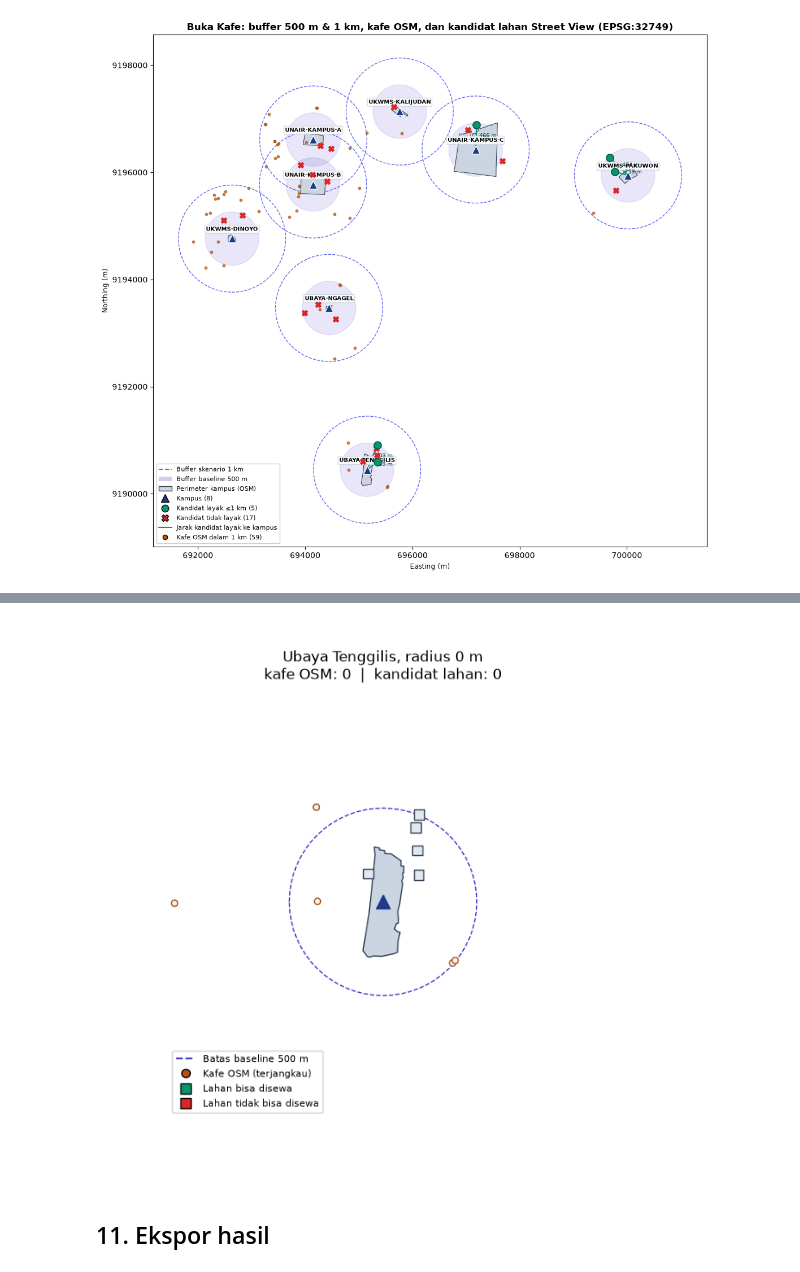
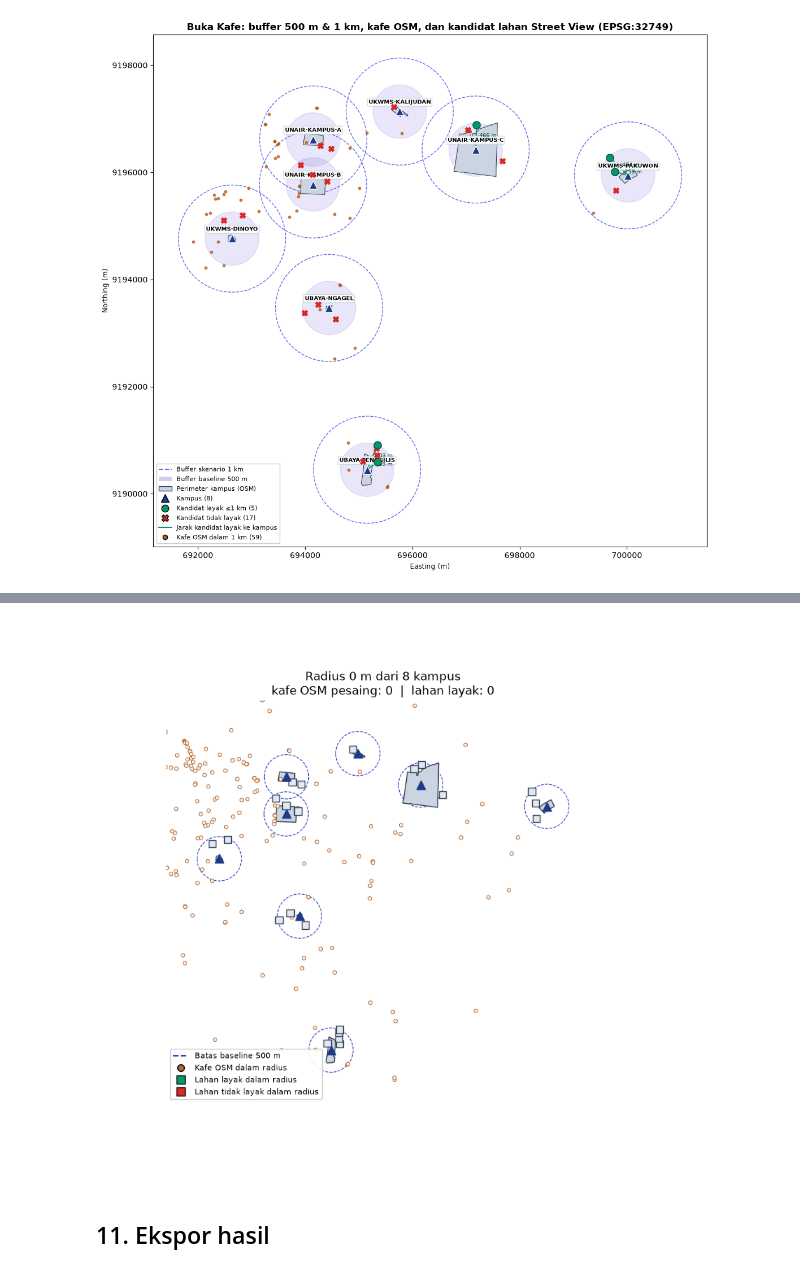
Before and after one commit to HDSH-Dharma/Comgraph-AFL-2, a Jupyter notebook: notebooks/analisis_geopandas.ipynb, the cells around one changed output, grey strips where cells are left out. Drawn from its saved outputs; the diff is of its cells as text; code cells hidden in the pictures.

```diff
--- a/notebooks/analisis_geopandas.ipynb
+++ b/notebooks/analisis_geopandas.ipynb
@@ -436,0 +506,15 @@ Skor sama dengan pipeline untuk 22 kandidat.
+# %%
+listing = pd.read_csv(RAW / "rental_listing_evidence.csv")
+terverifikasi = listing[listing["verification_status"].eq("VERIFIED_MATCHING")].copy()
+terverifikasi["sewa_juta_per_tahun"] = terverifikasi["stated_rent_per_year_idr"] / 1e6
+
+harga_koridor = terverifikasi.groupby("corridor_id")["sewa_juta_per_tahun"].agg(
+    listing="count", min="min", median="median", max="max").round(1)
+harga_koridor["cukup (>= 3 listing)"] = harga_koridor["listing"] >= 3
+print(f"Listing: {len(listing)} baris, {len(terverifikasi)} terverifikasi")
+print(harga_koridor.reset_index().to_string(index=False))
+
+cukup = harga_koridor[harga_koridor["cukup (>= 3 listing)"]]
+for kampus_id, row in cukup.iterrows():
+    print(f"\n{kampus_id}: sewa Rp {row['min']:.1f}-{row['max']:.1f} juta/tahun, median Rp {row['median']:.1f} juta")
+assert (harga_koridor["listing"] >= 1).all()
@@ -591,47 +770,48 @@ Transformation checks passed.
 # %%
-area_animasi = tenggilis_titik.buffer(skenario_m + 150)
-kafe_area = kafe_m[kafe_m.intersects(area_animasi)]
-lahan_area = lahan_j[lahan_j.intersects(area_animasi)]
-jarak_kafe = kafe_area.distance(tenggilis_titik).to_numpy()
-jarak_lahan = lahan_area.distance(tenggilis_titik).to_numpy()
-radius_frames = list(range(0, skenario_m + 1, 50))
+xmin, ymin, xmax, ymax = buffers_1000.total_bounds
+frames_radius = list(range(0, skenario_m + 1, 50))
+jarak_kafe = kafe_j.set_index("osm_id").loc[kafe_m["osm_id"], "jarak_m"].to_numpy()
 
-fig, ax = plt.subplots(figsize=(6.5, 6.5))
-xmin, ymin, xmax, ymax = area_animasi.bounds
-ax.set_xlim(xmin, xmax)
-ax.set_ylim(ymin, ymax)
+fig, ax = plt.subplots(figsize=(8, 8))
+ax.set_xlim(xmin - 200, xmax + 200)
+ax.set_ylim(ymin - 200, ymax + 200)
 ax.set_aspect("equal")
 ax.axis("off")
-gpd.GeoSeries([tenggilis_buffer]).plot(ax=ax, facecolor="none", edgecolor="#4338CA", linestyle="--")
-gpd.GeoSeries([tenggilis_poly]).plot(ax=ax, facecolor="#CBD5E1", edgecolor="#334155")
-ax.plot(tenggilis_titik.x, tenggilis_titik.y, marker="^", color="#1E3A8A", markersize=12)
-lingkaran = plt.Circle((tenggilis_titik.x, tenggilis_titik.y), 0, facecolor="#6366F1", alpha=0.18, edgecolor="#4338CA")
-ax.add_patch(lingkaran)
-titik_kafe = ax.scatter(kafe_area.geometry.x, kafe_area.geometry.y, s=28, c="#F1F5F9", edgecolors="#B45309", zorder=3)
-titik_lahan = ax.scatter(lahan_area.geometry.x, lahan_area.geometry.y, s=70, marker="s", c="#E2E8F0", edgecolors="#334155", zorder=4)
+buffers_500.plot(ax=ax, facecolor="none", edgecolor="#4338CA", linestyle="--", linewidth=0.8)
+kampus_poly_m.plot(ax=ax, facecolor="#CBD5E1", edgecolor="#334155")
+kampus_m.plot(ax=ax, color="#1E3A8A", marker="^", markersize=80, zorder=5)
+lingkaran = [plt.Circle((g.x, g.y), 0, facecolor="#6366F1", alpha=0.15, edgecolor="#4338CA") for g in kampus_m.geometry]
+for c in lingkaran:
+    ax.add_patch(c)
+titik_kafe = ax.scatter(kafe_m.geometry.x, kafe_m.geometry.y, s=14, c="#F1F5F9", edgecolors="#B45309", linewidths=0.6, zorder=3)
+titik_lahan = ax.scatter(lahan_j.geometry.x, lahan_j.geometry.y, s=55, marker="s", c="#E2E8F0", edgecolors="#334155", zorder=4)
 ax.legend(handles=[
     Line2D([0], [0], color="#4338CA", linestyle="--", label="Batas baseline 500 m"),
-    Line2D([0], [0], marker="o", color="none", markerfacecolor="#B45309", markersize=7, label="Kafe OSM (terjangkau)"),
-    Line2D([0], [0], marker="s", color="none", markerfacecolor="#059669", markersize=8, label="Lahan bisa disewa"),
-    Line2D([0], [0], marker="s", color="none", markerfacecolor="#DC2626", markersize=8, label="Lahan tidak bisa disewa"),
+    Line2D([0], [0], marker="o", color="none", markerfacecolor="#B45309", markersize=7, label="Kafe OSM dalam radius"),
+    Line2D([0], [0], marker="s", color="none", markerfacecolor="#059669", markersize=8, label="Lahan layak dalam radius"),
+    Line2D([0], [0], marker="s", color="none", markerfacecolor="#DC2626", markersize=8, label="Lahan tidak layak dalam radius"),
 ], loc="lower left", fontsize=8, framealpha=0.9)
 judul = ax.set_title("")
+jarak_lahan = lahan_j["jarak_kampus_m"].to_numpy()
+bisa = lahan_j["bisa_disewa"].to_numpy()
 
 def gambar_frame(i):
-    r = radius_frames[i]
-    lingkaran.set_radius(r)
+    r = frames_radius[i]
+    for c in lingkaran:
+        c.set_radius(r)
     titik_kafe.set_facecolor(np.where(jarak_kafe <= r, "#B45309", "#F1F5F9"))
-    titik_lahan.set_facecolor(np.where(jarak_lahan <= r, np.where(lahan_area["bisa_disewa"], "#059669", "#DC2626"), "#E2E8F0"))
-    judul.set_text(f"Ubaya Tenggilis, radius {r} m\nkafe OSM: {(jarak_kafe <= r).sum()}  |  kandidat lahan: {(jarak_lahan <= r).sum()}")
-    return lingkaran, titik_kafe, titik_lahan, judul
+    titik_lahan.set_facecolor(np.where(jarak_lahan <= r, np.where(bisa, "#059669", "#DC2626"), "#E2E8F0"))
+    judul.set_text(f"Radius {r} m dari 8 kampus\nkafe OSM pesaing: {(jarak_kafe <= r).sum()}  |  "
+                   f"lahan layak: {((jarak_lahan <= r) & bisa).sum()}")
+    return [*lingkaran, titik_kafe, titik_lahan, judul]
 
-animasi = FuncAnimation(fig, gambar_frame, frames=len(radius_frames), interval=250)
+animasi = FuncAnimation(fig, gambar_frame, frames=len(frames_radius), interval=250)
 path_gif = ROOT / "notebooks" / "animasi_buffer.gif"
 animasi.save(path_gif, writer=PillowWriter(fps=4))
 plt.close(fig)
 display(Image(filename=str(path_gif)))
 # %% [output]
-[figure, old version]
+[figure, new version]
 # %% [markdown]
 ## 11. Ekspor hasil
 # %%
```
Also changed, not shown: parts of 17 cells of this notebook, 3 other files.
